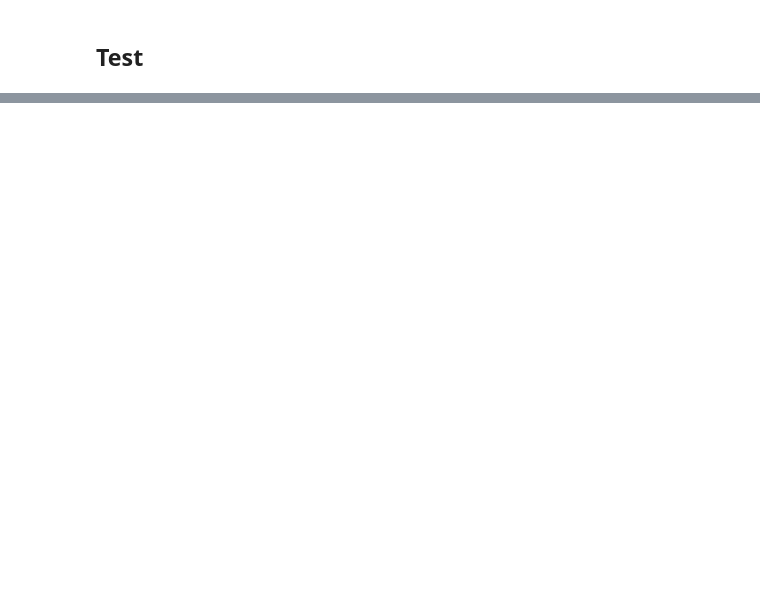
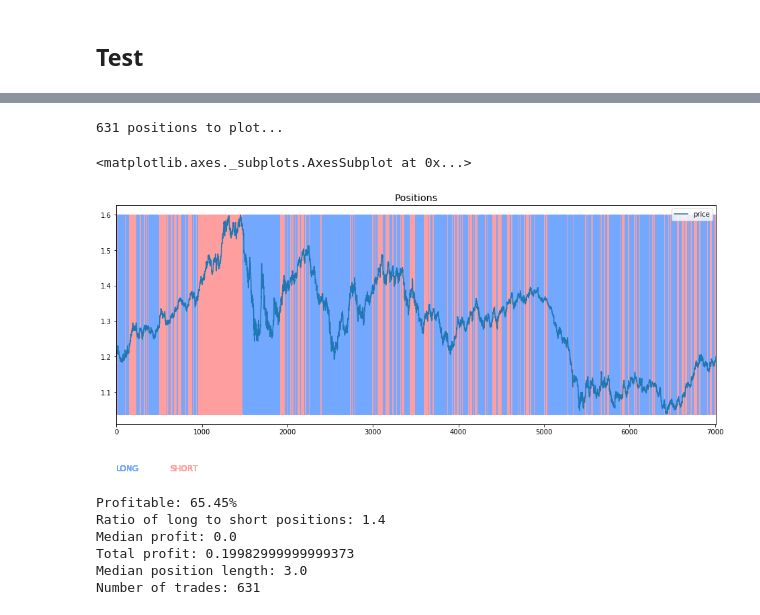
Before and after one commit to FutureSharks/ml-finance, a Jupyter notebook: examples/9-deep-q-forex-more-data/run.ipynb, the cells around one changed output, grey strips where cells are left out. Cells and saved outputs as stored; diff of their text form; code cells hidden in the pictures; blank space fills up the shorter version.

```diff
--- a/examples/9-deep-q-forex-more-data/run.ipynb
+++ b/examples/9-deep-q-forex-more-data/run.ipynb
@@ -315,0 +282,19 @@ array([[<matplotlib.axes._subplots.AxesSubplot object at 0x...>]],
+# %%
+# remake the env with test data
+env = SimpleTradingEnvironment(
+    price_data=test_data_with_features.copy(),
+    environment_columns=environment_columns,
+    save_positions_on_df=True
+)
+state_size = env.observation_space.shape
+action_size = env.action_space.n
+# %%
+state = env.reset()
+state = scaler.transform([state])
+for i in range(env.n_step):
+    action = agent.act(state)
+    next_state, reward, done = env.step(action)
+    next_state = scaler.transform([next_state])
+    state = next_state
+    if done:
+        break
@@ -315,0 +308,19 @@ array([[<matplotlib.axes._subplots.AxesSubplot object at 0x...>]],
+# %%
+position_data = env.price_data.copy()
+position_data['position'] = position_data['position'] - 1
+trades = trade_functions.create_trades_from_positions(position_data.copy())
+# %%
+trade_functions.show_positions_on_price_plot(position_data.copy())
+# %% [output]
+631 positions to plot...
+<matplotlib.axes._subplots.AxesSubplot at 0x...>
+[figure, added]
+# %%
+trade_functions.get_trade_statistics(trades.copy())
+# %% [output]
+Profitable: 65.45%
+Ratio of long to short positions: 1.4
+Median profit: 0.0
+Total profit: 0.19982999999999373
+Median position length: 3.0
+Number of trades: 631
```
Also changed, not shown: parts of 11 cells of this notebook, 5 other files.
